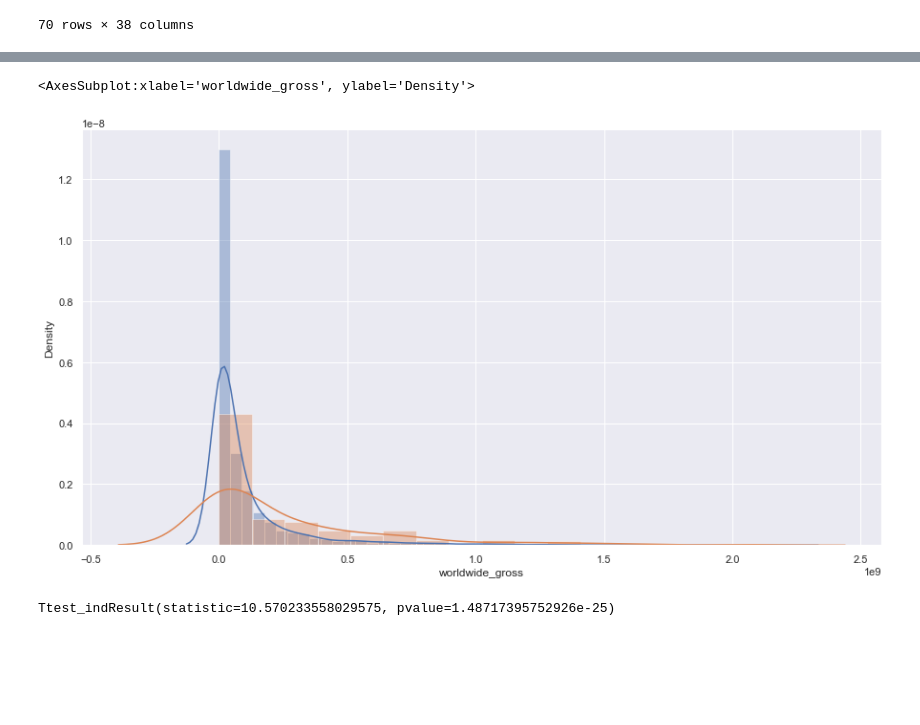
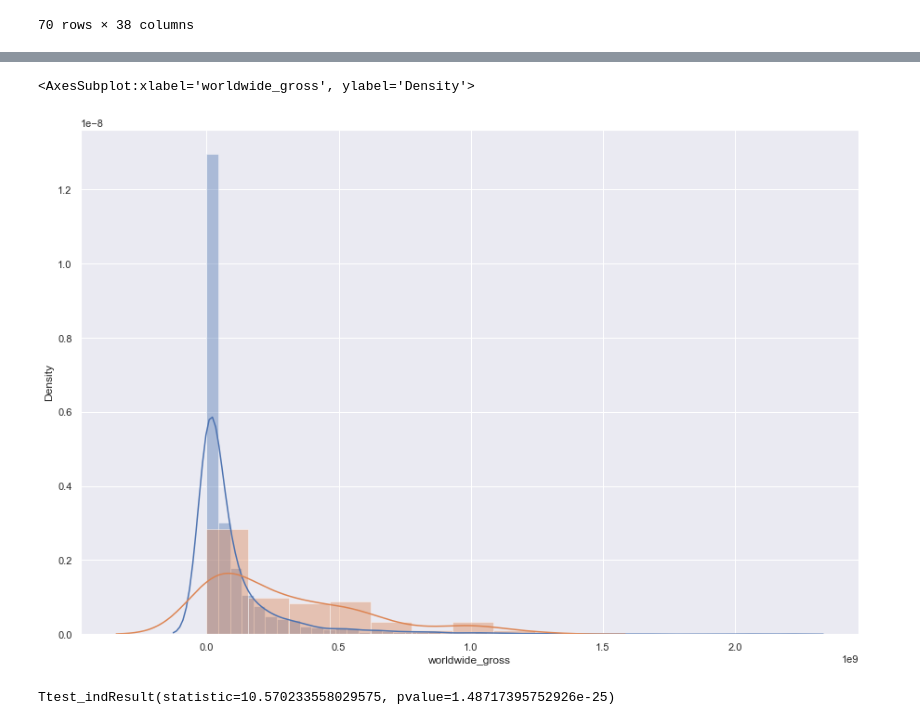
Before and after one commit to racday/ai-capstone, a Jupyter notebook: index.ipynb, the cells around one changed output, grey strips where cells are left out. Cells and saved outputs as stored; diff of their text form; code cells hidden in the pictures; blank space fills up the shorter version.

Commit message:
Added boxplot and some plot titling

```diff
--- a/index.ipynb
+++ b/index.ipynb
@@ -351,11 +375,11 @@ movie_stats.sort_values('Medians', ascending=False)
 # %%
 #plot the distribution of overall and the category
 sns.distplot(rating_and_budgets['worldwide_gross'])
 sns.distplot(
-    rating_and_budgets[rating_and_budgets['Sci-Fi']==1]['worldwide_gross'])
+    rating_and_budgets[rating_and_budgets['Animation']==1]['worldwide_gross'])
 # %% [output]
 <AxesSubplot:xlabel='worldwide_gross', ylabel='Density'>
-[figure, old version]
+[figure, new version]
 # %%
 #Creates two DFs, one with Sci-Fi and one without
 animated_movies = rating_and_budgets[rating_and_budgets['Sci-Fi'] == 1]
```
Also changed, not shown: parts of 9 cells of this notebook.
